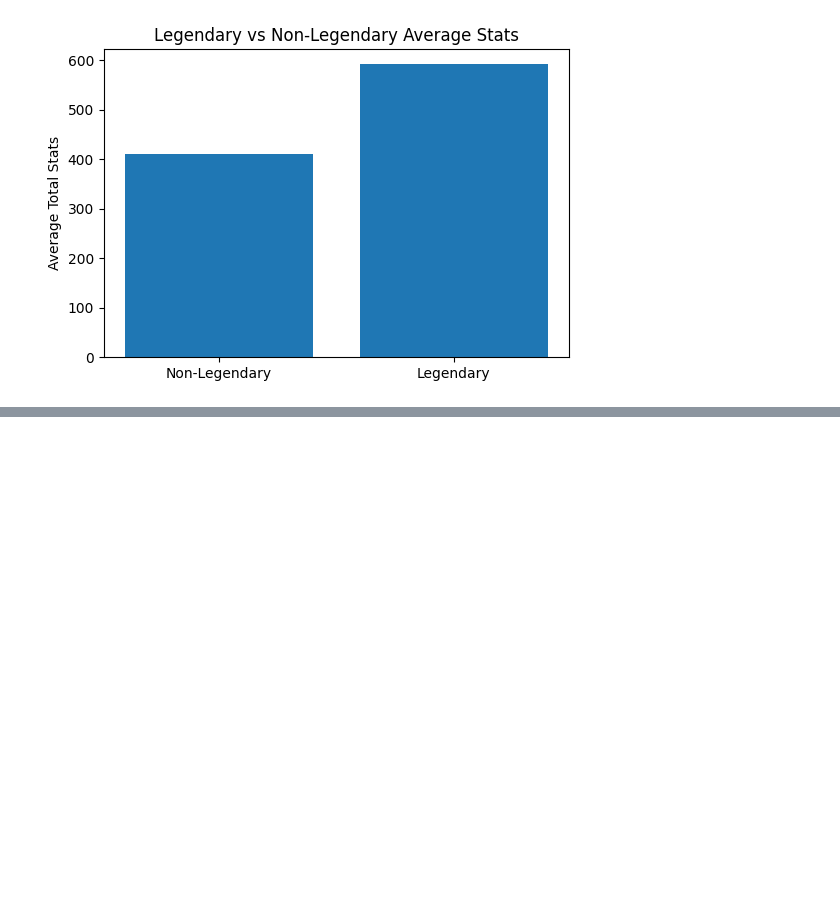
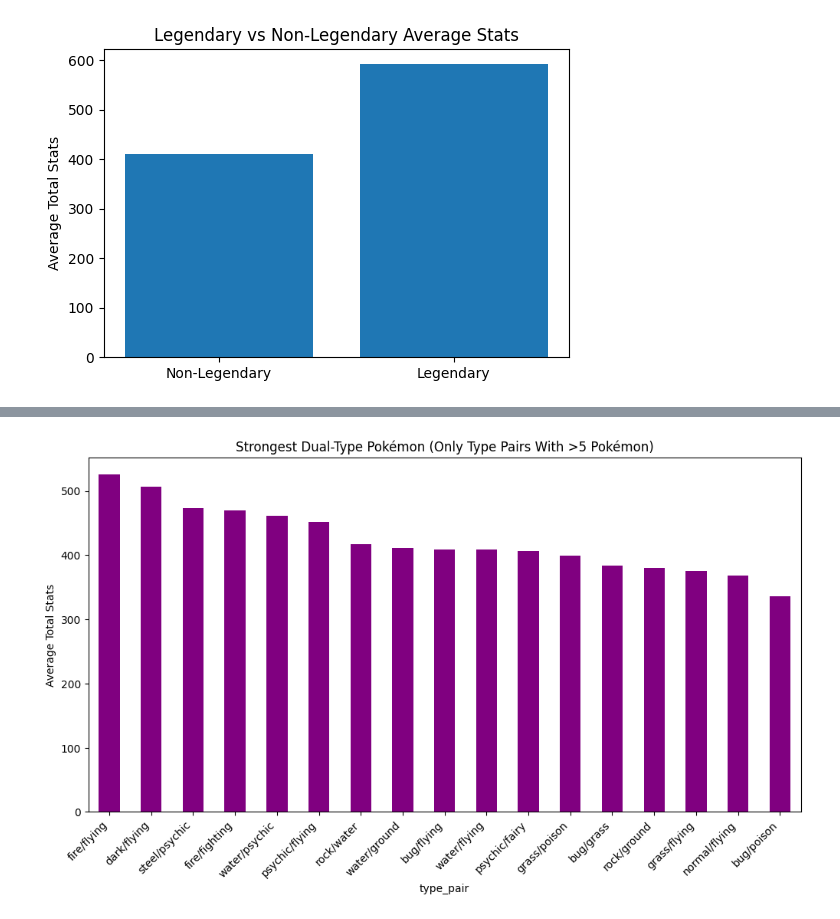
Before and after one commit to ThatTwoDude/pokemon-comparison, a Jupyter notebook: python-files/pokemon_eda.ipynb, the cells around one changed output, grey strips where cells are left out. Cells and saved outputs as stored; diff of their text form; code cells hidden in the pictures; blank space fills up the shorter version.

```diff
--- a/python-files/pokemon_eda.ipynb
+++ b/python-files/pokemon_eda.ipynb
@@ -108,0 +218,31 @@ plt.show()
+# %%
+# Only dual-type Pokémon
+dual_only = df[df['is_dual_type']]
+
+# Count occurrences of each type pair
+pair_counts = dual_only['type_pair'].value_counts()
+
+# Keep only type pairs with > 3 Pokémon
+valid_pairs = pair_counts[pair_counts > 5].index
+
+filtered_duals = dual_only[dual_only['type_pair'].isin(valid_pairs)]
+
+# Compute mean stats for these filtered pairs
+filtered_means = (
+    filtered_duals.groupby('type_pair')['total_stats']
+    .mean()
+    .sort_values(ascending=False)
+)
+
+plt.figure(figsize=(12,6))
+filtered_means.plot(kind='bar', color='purple')
+
+plt.title("Strongest Dual-Type Pokémon (Only Type Pairs With >5 Pokémon)")
+plt.ylabel("Average Total Stats")
+plt.xticks(rotation=45, ha='right')
+
+plt.savefig('../data/top_dual_types_filtered.png',
+            dpi=300, bbox_inches='tight')
+plt.show()
+# %% [output]
+[figure, added]
```
Also changed, not shown: parts of 14 cells of this notebook, 1 other file.
